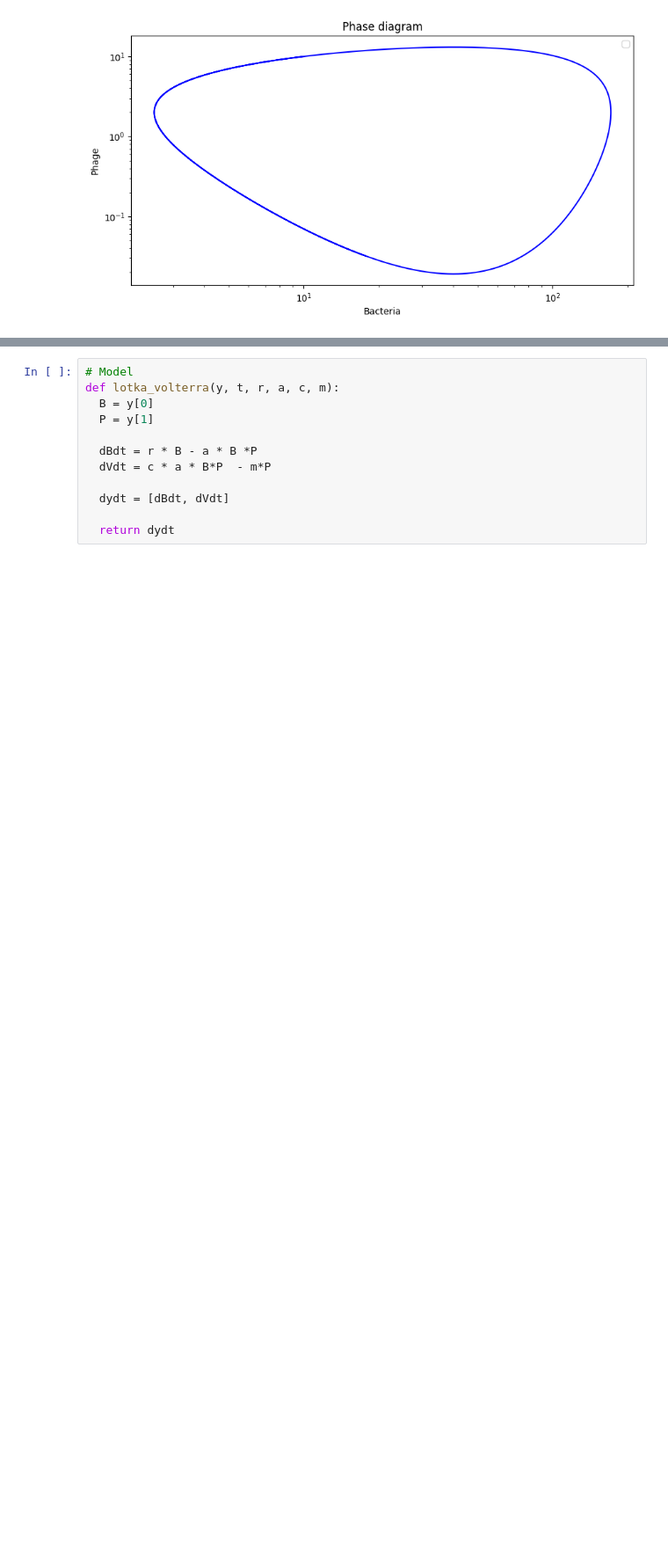
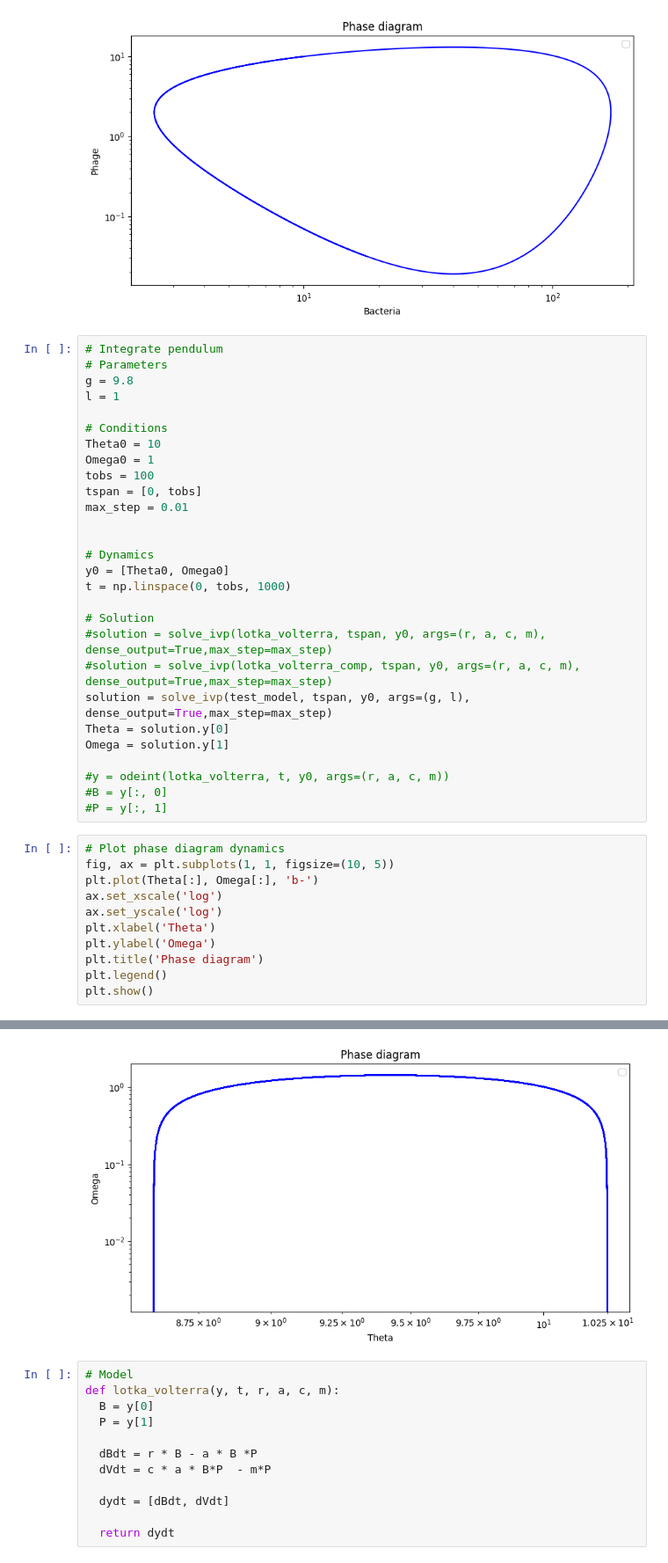
Before and after one commit to luquelab/dynamics, a Jupyter notebook: dynamic_regimes.ipynb, the cells around one changed output, grey strips where cells are left out. Shown at 88% size. Drawn from its saved outputs; the diff is of its cells as text; blank space fills up the shorter version.

Commit message:
Add non-abstracted test for the pendulum model. Issue #5.

```diff
--- a/dynamic_regimes.ipynb
+++ b/dynamic_regimes.ipynb
@@ -334,3 +336,43 @@ plt.show()
 # %% [output]
 WARNING:matplotlib.legend:No artists with labels found to put in legend.  Note that artists whose label start with an underscore are ignored when legend() is called with no argument.
 [figure]
+# %%
+# Integrate pendulum
+# Parameters
+g = 9.8
+l = 1
+
+# Conditions
+Theta0 = 10
+Omega0 = 1
+tobs = 100
+tspan = [0, tobs]
+max_step = 0.01
+
+
+# Dynamics
+y0 = [Theta0, Omega0]
+t = np.linspace(0, tobs, 1000)
+
+# Solution
+#solution = solve_ivp(lotka_volterra, tspan, y0, args=(r, a, c, m), dense_output=True,max_step=max_step)
+#solution = solve_ivp(lotka_volterra_comp, tspan, y0, args=(r, a, c, m), dense_output=True,max_step=max_step)
+solution = solve_ivp(test_model, tspan, y0, args=(g, l), dense_output=True,max_step=max_step)
+Theta = solution.y[0]
+Omega = solution.y[1]
+
+#y = odeint(lotka_volterra, t, y0, args=(r, a, c, m))
+#B = y[:, 0]
+#P = y[:, 1]
+# %%
+# Plot phase diagram dynamics
+fig, ax = plt.subplots(1, 1, figsize=(10, 5))
+plt.plot(Theta[:], Omega[:], 'b-')
+ax.set_xscale('log')
+ax.set_yscale('log')
+plt.xlabel('Theta')
+plt.ylabel('Omega')
+plt.title('Phase diagram')
+plt.legend()
+plt.show()
+# %% [output]
@@ -337,3 +380,4 @@ WARNING:matplotlib.legend:No artists with labels found to put in legend.  Note t
+[figure, added]
 # %%
 # Model
 def lotka_volterra(y, t, r, a, c, m):
```
Also changed, not shown: parts of 6 cells of this notebook.
